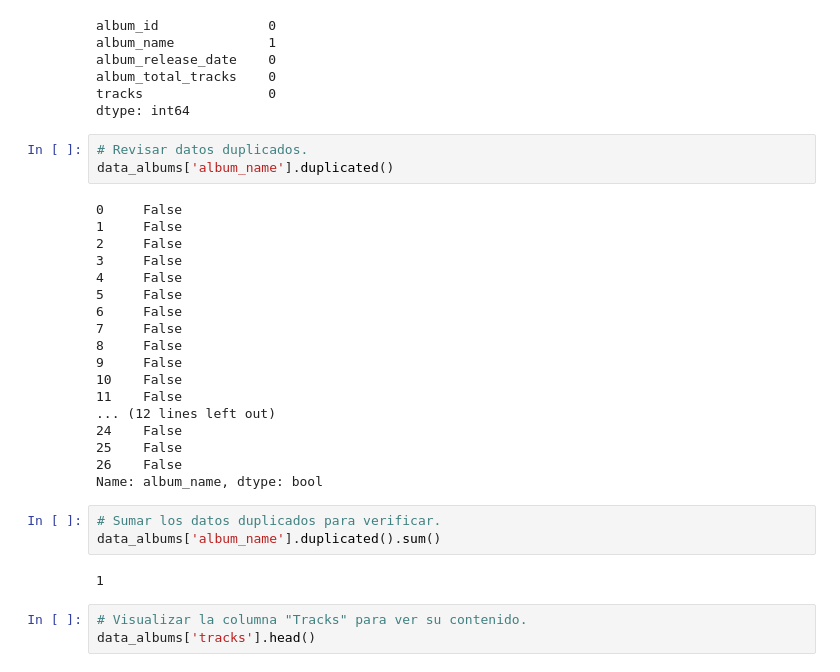
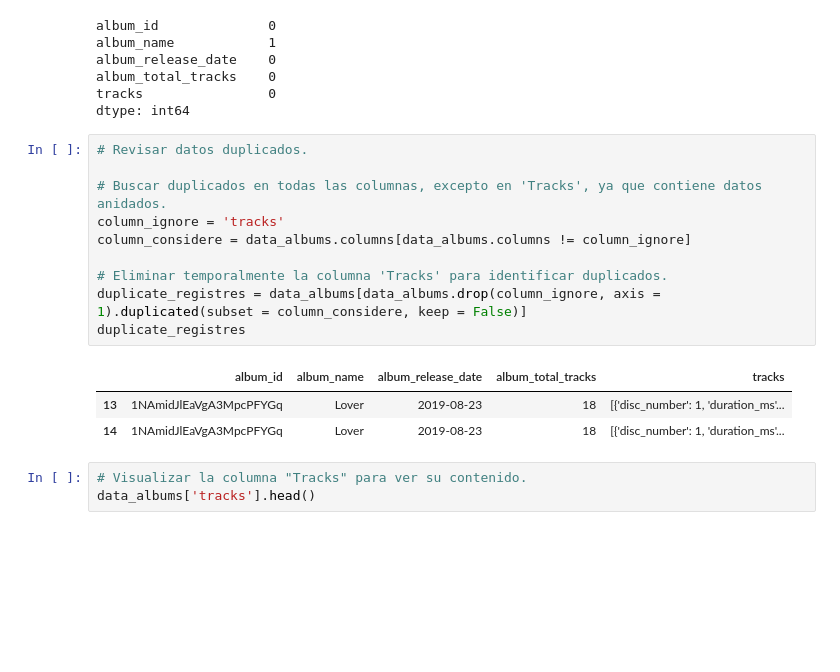
Before and after one commit to PrismaPsy/Data_Quality_Engineer, a Jupyter notebook: ETL/Data Quality Engineer.ipynb, the cells around one changed output. Drawn from its saved outputs; the diff is of its cells as text; blank space fills up the shorter version.

```diff
--- a/ETL/Data Quality Engineer.ipynb
+++ b/ETL/Data Quality Engineer.ipynb
@@ -131,32 +130,20 @@ album_release_date    0
 album_total_tracks    0
 tracks                0
 dtype: int64
-# %%
-# Revisar datos duplicados.
-data_albums['album_name'].duplicated()
-# %% [output]
-0     False
-1     False
-2     False
-3     False
-4     False
-5     False
-6     False
-7     False
-8     False
-9     False
-10    False
-11    False
-... (12 lines left out)
-24    False
-25    False
-26    False
-Name: album_name, dtype: bool
-# %%
-# Sumar los datos duplicados para verificar.
-data_albums['album_name'].duplicated().sum()
-# %% [output]
-1
+# %%
+# Revisar datos duplicados.
+
+# Buscar duplicados en todas las columnas, excepto en 'Tracks', ya que contiene datos anidados.
+column_ignore = 'tracks'
+column_considere = data_albums.columns[data_albums.columns != column_ignore]
+
+# Eliminar temporalmente la columna 'Tracks' para identificar duplicados.
+duplicate_registres = data_albums[data_albums.drop(column_ignore, axis = 1).duplicated(subset = column_considere, keep = False)]
+duplicate_registres
+# %% [output]
+|  | album_id | album_name | album_release_date | album_total_tracks | tracks |
+| 13 | 1NAmidJlEaVgA3MpcPFYGq | Lover | 2019-08-23 | 18 | [{'disc_number': 1, 'duration_ms'... |
+| 14 | 1NAmidJlEaVgA3MpcPFYGq | Lover | 2019-08-23 | 18 | [{'disc_number': 1, 'duration_ms'... |
 # %%
 # Visualizar la columna "Tracks" para ver su contenido.
 data_albums['tracks'].head()
```
Also changed, not shown: parts of 4 cells of this notebook, 9 other files.
